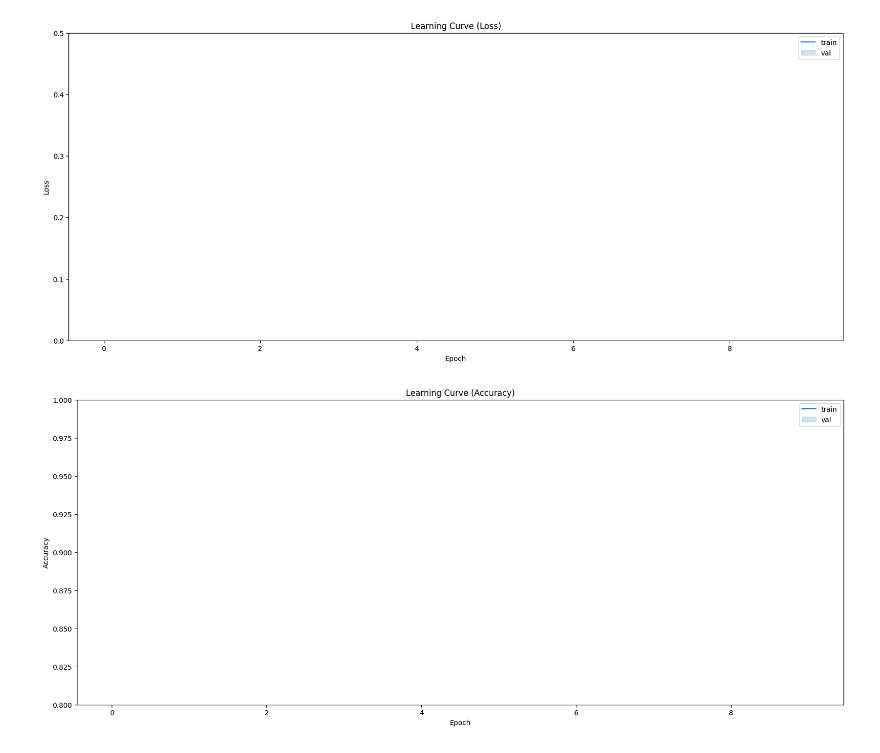
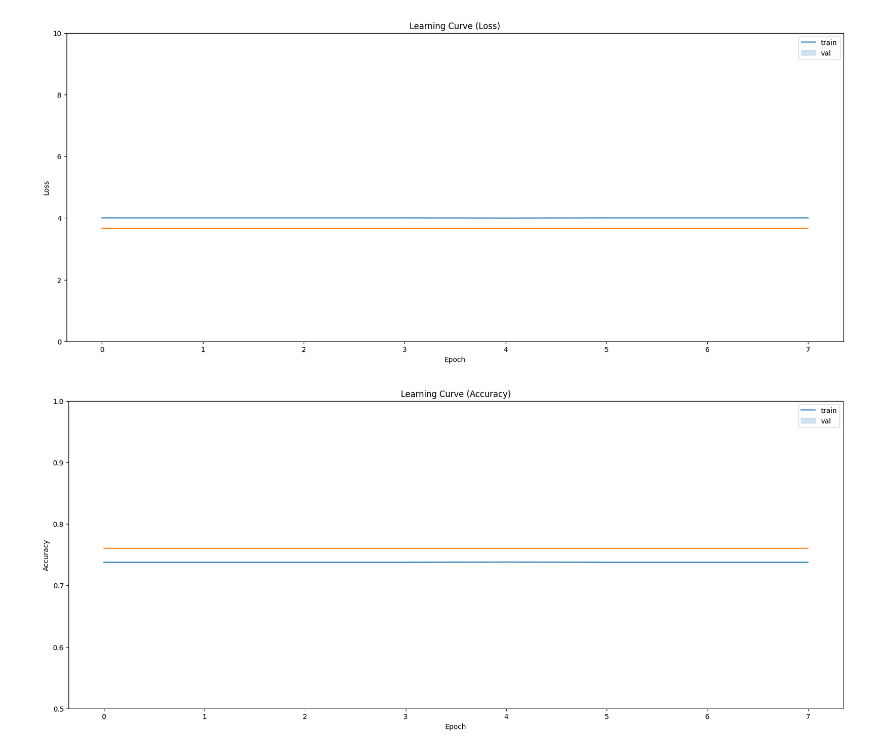
Before and after one commit to leeeaaa/PneumoniaDetection, a Jupyter notebook: TensorflowPneunomiaDetection.ipynb, the cells around one changed output. Saved outputs shown, nothing was run; the diff lists cells and outputs as text; code cells hidden in the pictures.

```diff
--- a/TensorflowPneunomiaDetection.ipynb
+++ b/TensorflowPneunomiaDetection.ipynb
@@ -80,15 +93,33 @@ for images, labels in train_ds.take(1):
 def get_model():
   model = tf.keras.models.Sequential([
     tf.keras.layers.Flatten(input_shape=(img_width, img_height, 3)),
-    tf.keras.layers.Dense(150, activation='relu'),
+    tf.keras.layers.Dense(100, activation='relu'),
     tf.keras.layers.Dropout(0.2),
     tf.keras.layers.Dense(1)
   ])
   return model
+# %%
+#Setting callbakcs
+
+early_stopping = keras.callbacks.EarlyStopping(
+    monitor='val_loss',
+    patience=5,
+    min_delta=1e-7,
+    restore_best_weights=True,
+)
+
+plateau = keras.callbacks.ReduceLROnPlateau(
+    monitor='val_loss',
+    factor = 0.2,
+    patience = 2,
+    min_delt = 1e-7,
+    cooldown = 0,
+    verbose = 1
+)
 # %%
 keras.backend.clear_session()
 model = get_model()
-model.compile(loss='binary_crossentropy', optimizer=keras.optimizers.Adam(learning_rate=3e-5), metrics='binary_accuracy')
+model.compile(loss='binary_crossentropy', optimizer=keras.optimizers.Adam(learning_rate=1e-5), metrics='binary_accuracy')
 model.summary()
 # %% [output]
 Model: "sequential"
@@ -113,6 +144,7 @@ history = model.fit(train_ds,
           batch_size = batch_size, epochs = 10,
           validation_data=val_ds,
           steps_per_epoch=len(train_ds),
-          validation_steps=len(val_ds))
+          validation_steps=len(val_ds),
+          callbacks=[early_stopping, plateau])
 # %% [output]
 Epoch 1/10
@@ -142,23 +173,23 @@ sns.lineplot(x = history.epoch, y = history.history['val_loss'])
 ax.set_title('Learning Curve (Loss)')
 ax.set_ylabel('Loss')
 ax.set_xlabel('Epoch')
-ax.set_ylim(0, 0.5)
+ax.set_ylim(0, 10)
 ax.legend(['train', 'val'], loc='best')
 plt.show()
 # %% [output]
-[figure, old version]
+[figure, new version]
 # %%
 fig, ax = plt.subplots(figsize=(20,8))
 sns.lineplot(x = history.epoch, y = history.history['binary_accuracy'])
 sns.lineplot(x = history.epoch, y = history.history['val_binary_accuracy'])
 ax.set_title('Learning Curve (Accuracy)')
 ax.set_ylabel('Accuracy')
 ax.set_xlabel('Epoch')
-ax.set_ylim(0.80, 1.0)
+ax.set_ylim(0.5, 1.0)
 ax.legend(['train', 'val'], loc='best')
 plt.show()
 # %% [output]
-[figure, old version]
+[figure, new version]
 # %%
 score = model.evaluate(val_ds, steps = len(val_ds), verbose = 0)
 print('Val loss:', score[0])
```
Also changed, not shown: parts of 7 cells of this notebook.
